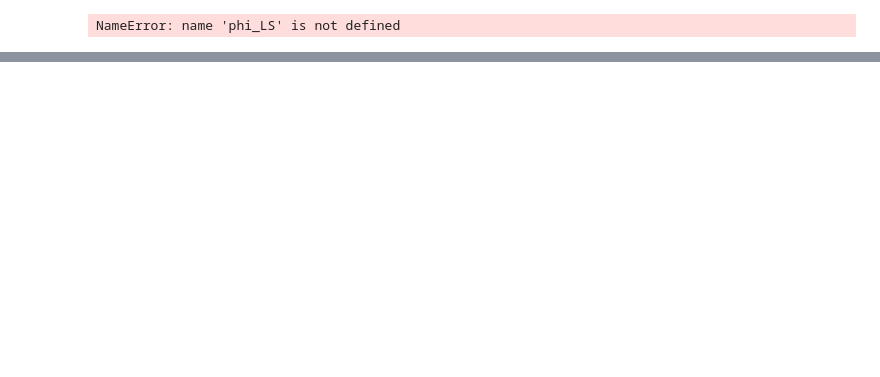
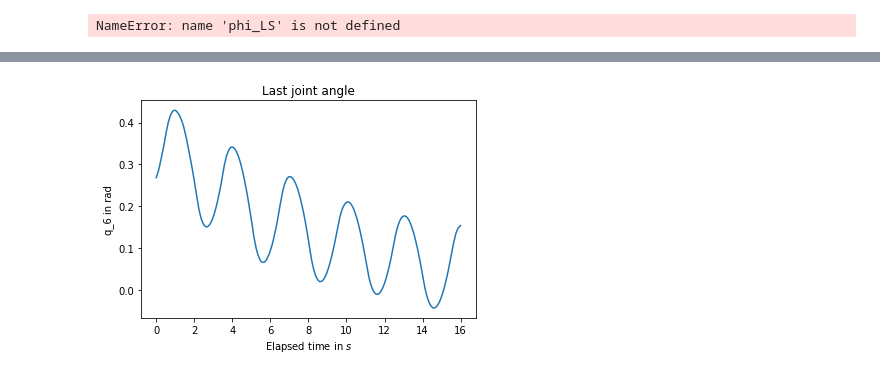
Before and after one commit to elenamck/inertial_parameter_application, a Jupyter notebook: data_collection/simulation/plotting_inertial_param_est.py.ipynb, the cells around one changed output, grey strips where cells are left out. Saved outputs shown, nothing was run; the diff lists cells and outputs as text; code cells hidden in the pictures; blank space fills up the shorter version.

```diff
--- a/data_collection/simulation/plotting_inertial_param_est.py.ipynb
+++ b/data_collection/simulation/plotting_inertial_param_est.py.ipynb
@@ -365,0 +369,4 @@ Plot_three_dim(time, torque_virtual, '$Nm$', 'Torque', r'$\tau$')
+# %%
+Plot_one_dim(time, q_6, "q_6 in rad", "Last joint angle")
+# %% [output]
+[figure, added]
```
Also changed, not shown: parts of 7 cells of this notebook, 15 other files.
